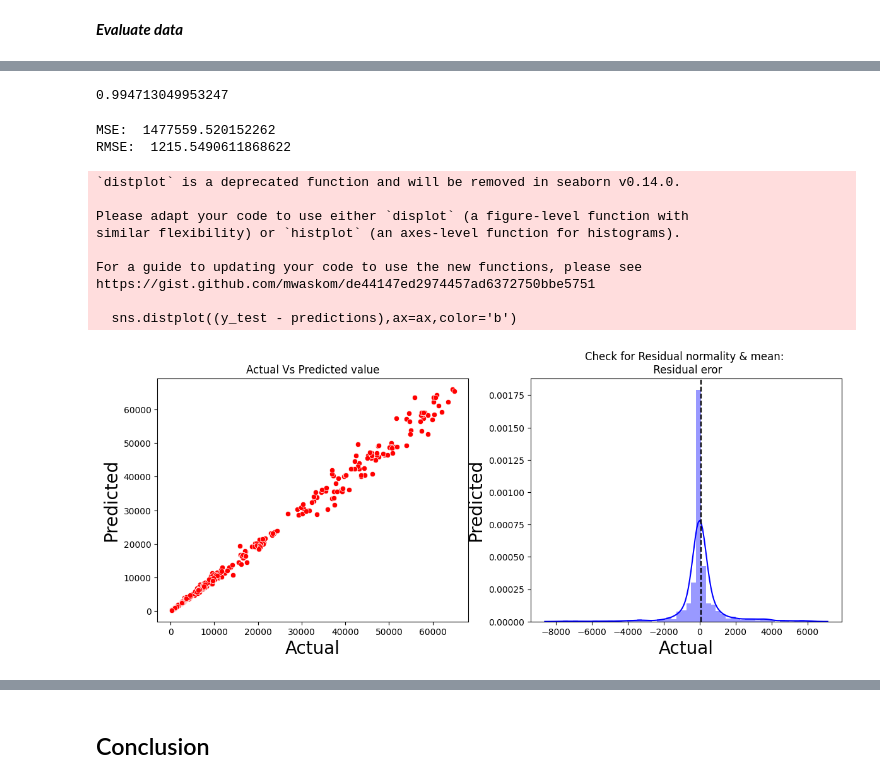
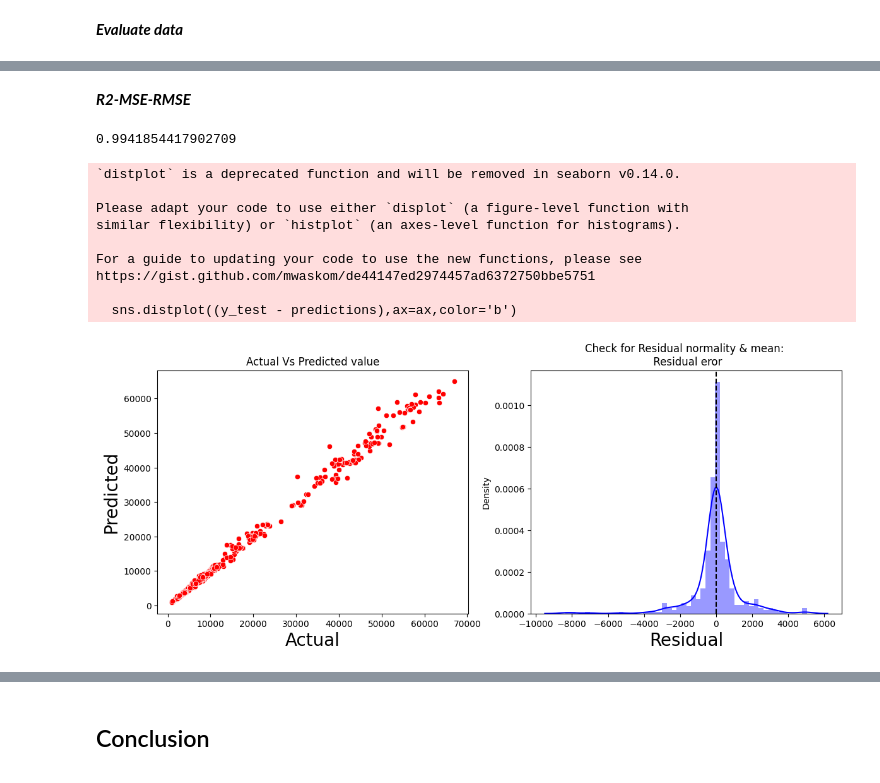
Before and after one commit to NMKHDL/Project-1, a Jupyter notebook: Modelling.ipynb, the cells around one changed output, grey strips where cells are left out. Saved outputs shown, nothing was run; the diff lists cells and outputs as text; code cells hidden in the pictures.

```diff
--- a/Modelling.ipynb
+++ b/Modelling.ipynb
@@ -104,6 +127,6 @@ from sklearn.model_selection import train_test_split
 # %% [markdown]
 ***Get data***
 # %%
-data_train=handleDataForModel(data)
+data_train=handleDataForModel(data,2)
 data_train.shape
 # %% [output]
@@ -387,8 +400,12 @@ predictions = dtr.predict(x_test)
+# %% [markdown]
+***R2-MSE-RMSE***
 # %%
 from sklearn.metrics import r2_score
-r2_score(y_test, predictions)
+t=r2_score(y_test, predictions)
+dst_score.append(t)
+t
 # %% [output]
-0.994713049953247
+0.9941854417902709
 # %%
 # R squared value
 from sklearn.metrics import accuracy_score
@@ -397,38 +414,34 @@ from sklearn.metrics import mean_squared_error
 #accurancy, precision, recall - MSE - RMSE
 mse = mean_squared_error(y_test, predictions)
 rmse = np.sqrt(mse)
-print("MSE: ",mse)
-print("RMSE: ",rmse)
+dst_score.append(mse)
+dst_score.append(rmse)
-# %% [output]
-MSE:  1477559.520152262
-RMSE:  1215.5490611868622
 # %%
 df_predict=pd.DataFrame(predictions)
 # %%
 # Check for Linearity
 f = plt.figure(figsize=(14,5))
 ax = f.add_subplot(121)
 plt.xlabel('Actual', fontsize=20)
 plt.ylabel('Predicted', fontsize=20)
 sns.scatterplot(x=y_test,y=predictions,ax=ax,color='r')
 ax.set_title('Actual Vs Predicted value')
 # Check for Residual normality & mean
 ax = f.add_subplot(122)
 
 sns.distplot((y_test - predictions),ax=ax,color='b')
 
 ax.axvline((y_test - predictions).mean(),color='k',linestyle='--')
-plt.xlabel('Actual', fontsize=20)
-plt.ylabel('Predicted', fontsize=20)
+plt.xlabel('Residual', fontsize=20)
 ax.set_title('Check for Residual normality & mean: \n Residual eror');
 # %% [output]
 `distplot` is a deprecated function and will be removed in seaborn v0.14.0.
 
 Please adapt your code to use either `displot` (a figure-level function with
 similar flexibility) or `histplot` (an axes-level function for histograms).
 
 For a guide to updating your code to use the new functions, please see
 https://gist.github.com/mwaskom/de44147ed2974457ad6372750bbe5751
 
   sns.distplot((y_test - predictions),ax=ax,color='b')
-[figure, old version]
+[figure, new version]
```
Also changed, not shown: parts of 53 cells of this notebook.
